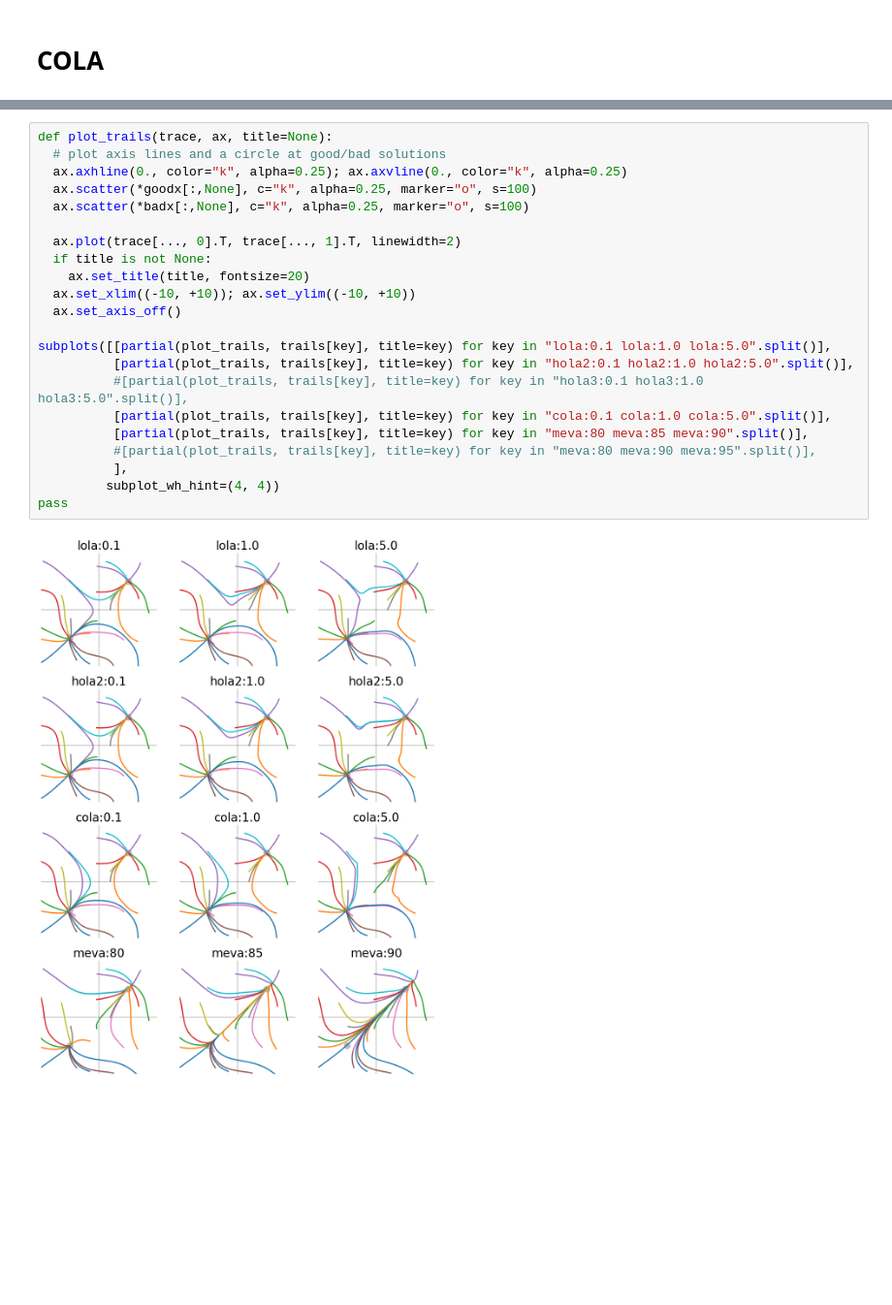
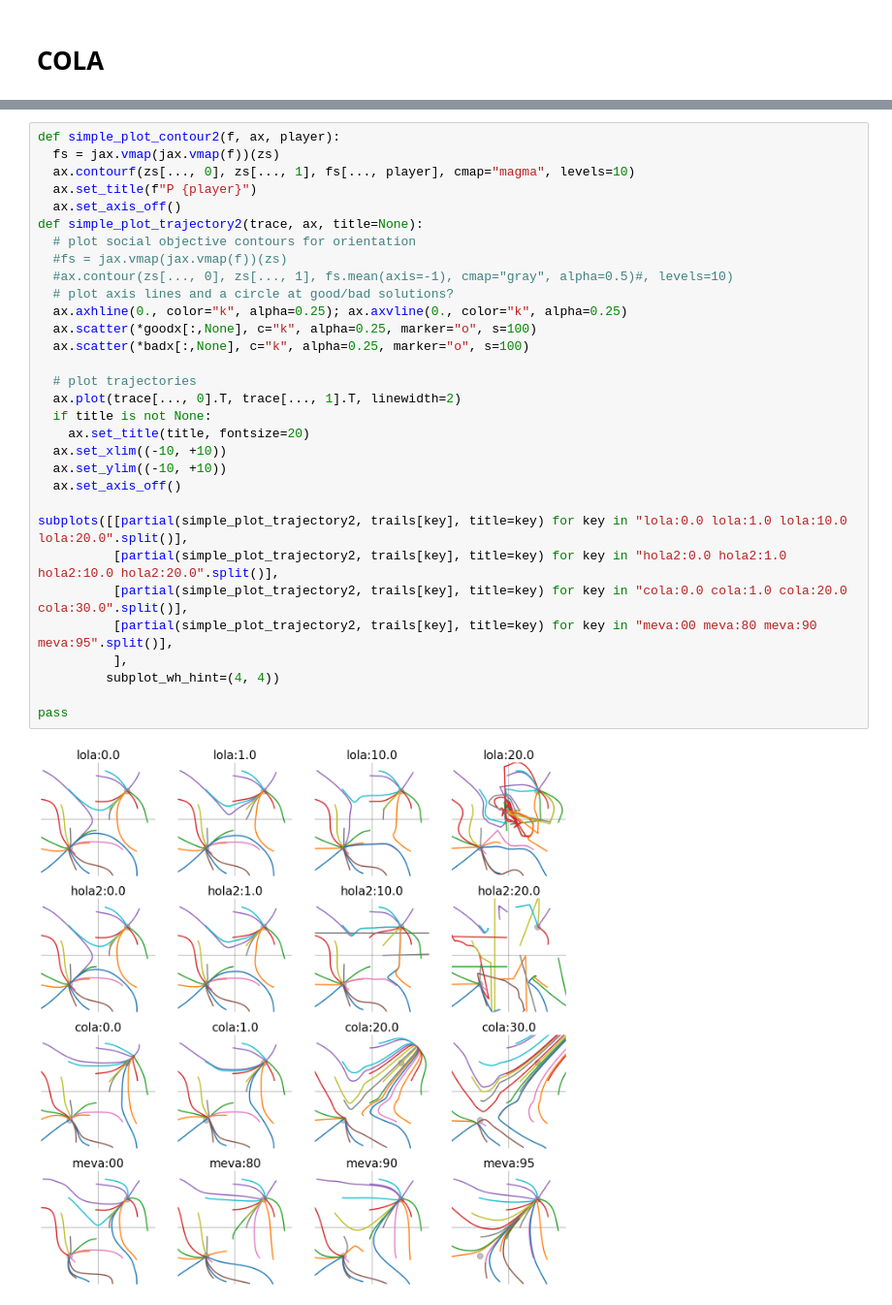
Before and after one commit to MetaValueLearning/MetaValueLearning, a Jupyter notebook: logistic_game.ipynb, the cells around one changed output, grey strips where cells are left out. Shown at 97% size. Cells and saved outputs as stored; diff of their text form; blank space fills up the shorter version.

```diff
--- a/logistic_game.ipynb
+++ b/logistic_game.ipynb
@@ -421,25 +604,34 @@ for alphastr in "0.0 0.1 1.0 5.0 10.0".split():
 # %%
-def plot_trails(trace, ax, title=None):
-  # plot axis lines and a circle at good/bad solutions
+def simple_plot_contour2(f, ax, player):
+  fs = jax.vmap(jax.vmap(f))(zs)
+  ax.contourf(zs[..., 0], zs[..., 1], fs[..., player], cmap="magma", levels=10)
+  ax.set_title(f"P {player}")
+  ax.set_axis_off()
+def simple_plot_trajectory2(trace, ax, title=None):
+  # plot social objective contours for orientation
+  #fs = jax.vmap(jax.vmap(f))(zs)
+  #ax.contour(zs[..., 0], zs[..., 1], fs.mean(axis=-1), cmap="gray", alpha=0.5)#, levels=10)
+  # plot axis lines and a circle at good/bad solutions?
   ax.axhline(0., color="k", alpha=0.25); ax.axvline(0., color="k", alpha=0.25)
   ax.scatter(*goodx[:,None], c="k", alpha=0.25, marker="o", s=100)
   ax.scatter(*badx[:,None], c="k", alpha=0.25, marker="o", s=100)
 
+  # plot trajectories
   ax.plot(trace[..., 0].T, trace[..., 1].T, linewidth=2)
   if title is not None:
     ax.set_title(title, fontsize=20)
-  ax.set_xlim((-10, +10)); ax.set_ylim((-10, +10))
+  ax.set_xlim((-10, +10))
+  ax.set_ylim((-10, +10))
   ax.set_axis_off()
 
-subplots([[partial(plot_trails, trails[key], title=key) for key in "lola:0.1 lola:1.0 lola:5.0".split()],
-          [partial(plot_trails, trails[key], title=key) for key in "hola2:0.1 hola2:1.0 hola2:5.0".split()],
-          #[partial(plot_trails, trails[key], title=key) for key in "hola3:0.1 hola3:1.0 hola3:5.0".split()],
-          [partial(plot_trails, trails[key], title=key) for key in "cola:0.1 cola:1.0 cola:5.0".split()],
-          [partial(plot_trails, trails[key], title=key) for key in "meva:80 meva:85 meva:90".split()],
-          #[partial(plot_trails, trails[key], title=key) for key in "meva:80 meva:90 meva:95".split()],
+subplots([[partial(simple_plot_trajectory2, trails[key], title=key) for key in "lola:0.0 lola:1.0 lola:10.0 lola:20.0".split()],
+          [partial(simple_plot_trajectory2, trails[key], title=key) for key in "hola2:0.0 hola2:1.0 hola2:10.0 hola2:20.0".split()],
+          [partial(simple_plot_trajectory2, trails[key], title=key) for key in "cola:0.0 cola:1.0 cola:20.0 cola:30.0".split()],
+          [partial(simple_plot_trajectory2, trails[key], title=key) for key in "meva:00 meva:80 meva:90 meva:95".split()],
           ],
          subplot_wh_hint=(4, 4))
+
 pass
 # %% [output]
-[figure, old version]
+[figure, new version]
 # %%
```
Also changed, not shown: parts of 27 cells of this notebook, 2 other files.
